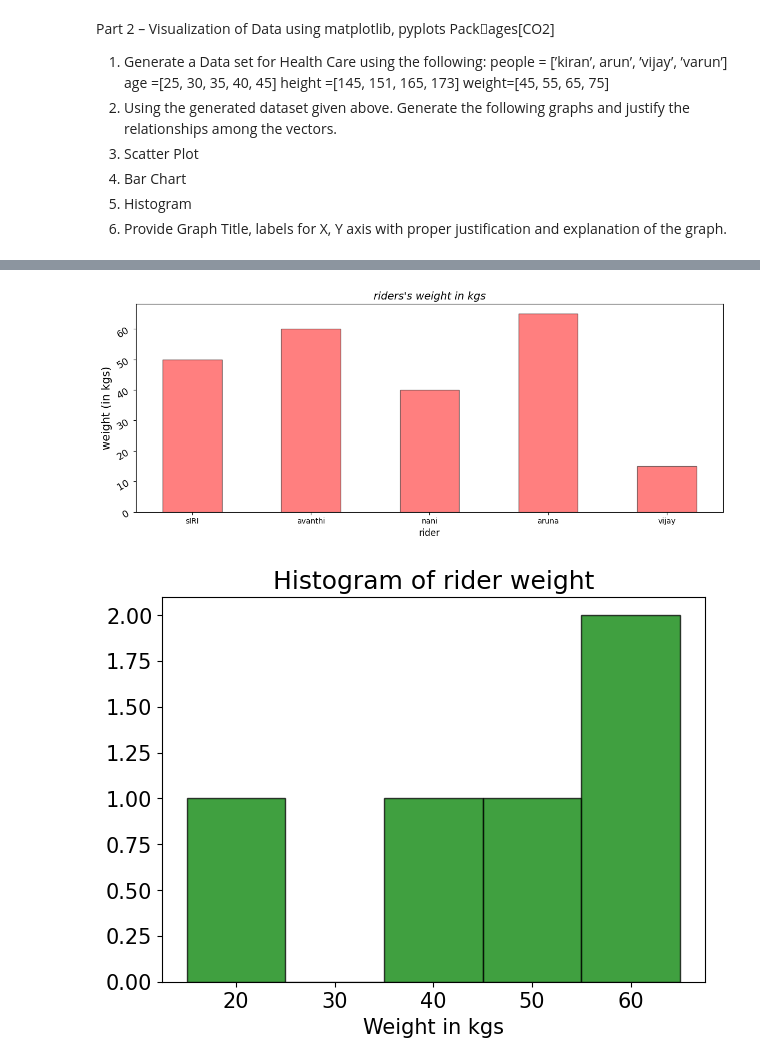
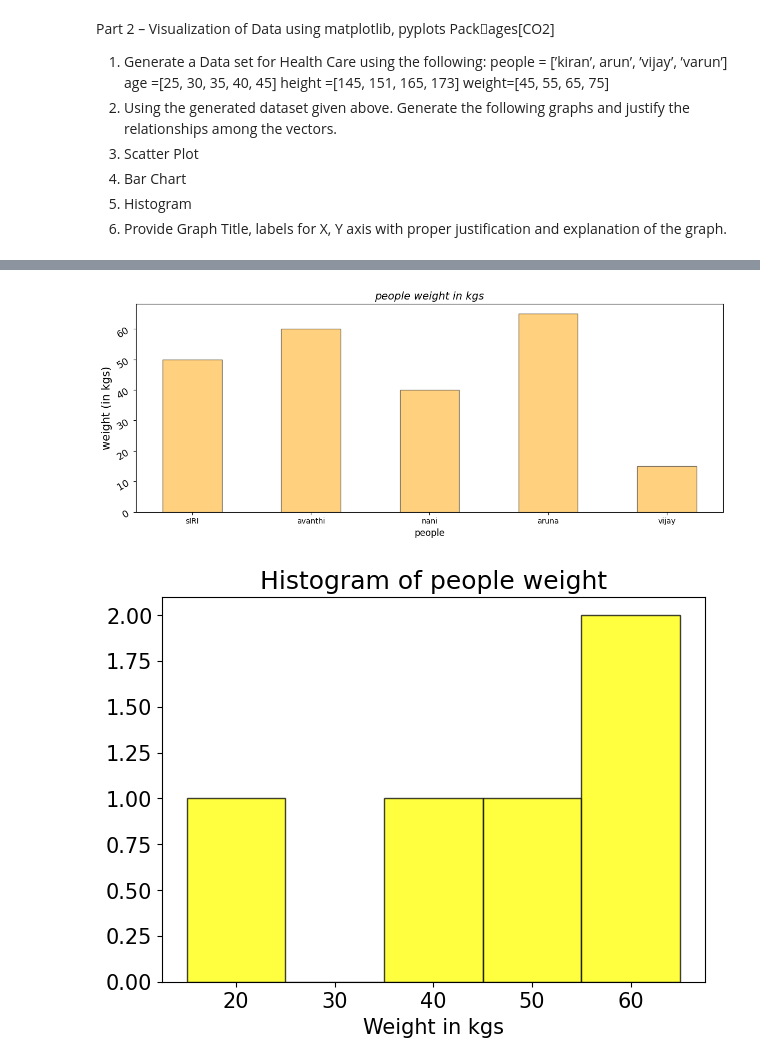
Before and after one commit to Anjani2707/AIML_2303A52419, a Jupyter notebook: LAB01_AIML.ipynb, the cells around one changed output, grey strips where cells are left out. Drawn from its saved outputs; the diff is of its cells as text; code cells hidden in the pictures.

```diff
--- a/LAB01_AIML.ipynb
+++ b/LAB01_AIML.ipynb
@@ -68,23 +68,23 @@ plt.show()
 # %%
 plt.figure(figsize=(14,5))
-plt.title("riders's weight in kgs",fontsize=14, fontstyle='italic')
+plt.title("people weight in kgs",fontsize=14, fontstyle='italic')
 
-plt.bar(x=rider,height=weight,width=0.5,color="red",edgecolor="k",alpha=0.5)
-plt.xlabel("rider",fontsize=12)
+plt.bar(x=people,height=weight,width=0.5,color="orange",edgecolor="k",alpha=0.5)
+plt.xlabel("people",fontsize=12)
 plt.yticks(fontsize=13,rotation=30)
 plt.ylabel("weight (in kgs)",fontsize=15)
 plt.show()
 # %% [output]
-[figure, old version]
+[figure, new version]
 # %%
 import numpy as np
 plt.figure(figsize=(7,5))
-plt.hist(weight,color='green',edgecolor='k', alpha=0.75,bins=5)
+plt.hist(weight,color='yellow',edgecolor='k', alpha=0.75,bins=5)
 
-plt.title("Histogram of rider weight",fontsize=18)
+plt.title("Histogram of people weight",fontsize=18)
 plt.xlabel("Weight in kgs",fontsize=15)
 plt.xticks(fontsize=15)
 plt.yticks(fontsize=15)
 plt.show()
 # %% [output]
-[figure, old version]
+[figure, new version]
```
Also changed, not shown: parts of 2 cells of this notebook.
